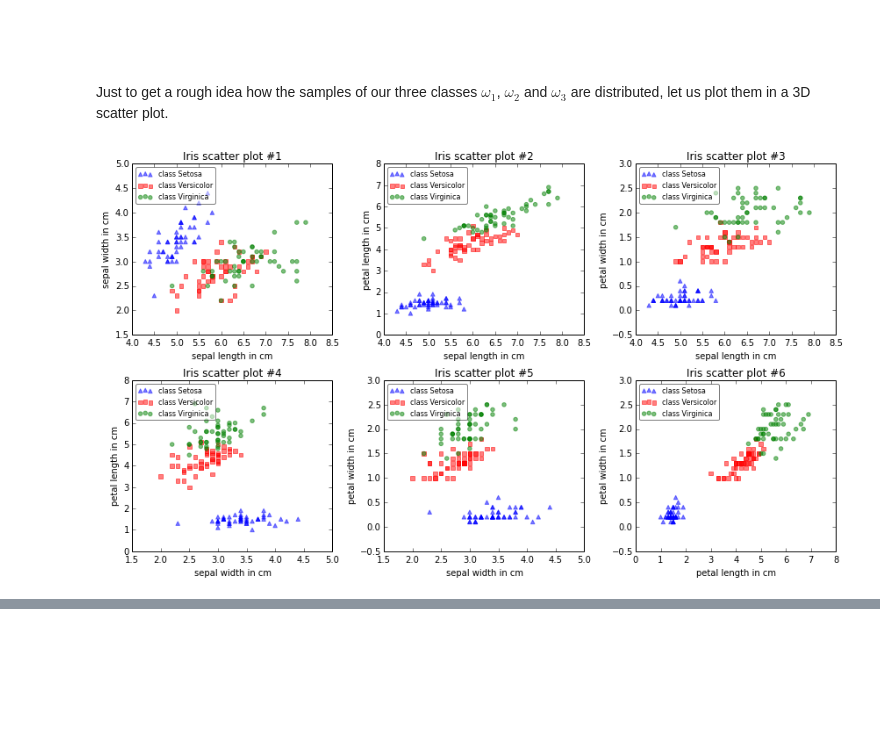
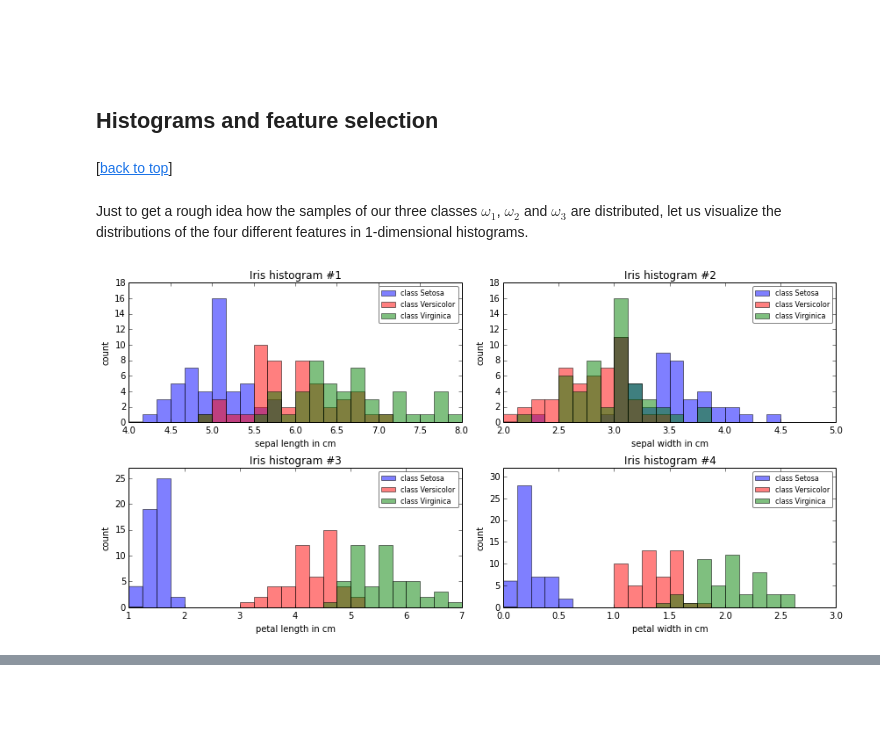
Before and after one commit to rasbt/pattern_classification, a Jupyter notebook: dimensionality_reduction/projection/linear_discriminant_analysis.ipynb, the cells around one changed output, grey strips where cells are left out. Saved outputs shown, nothing was run; the diff lists cells and outputs as text; code cells hidden in the pictures; blank space fills up the shorter version.

```diff
--- a/dimensionality_reduction/projection/linear_discriminant_analysis.ipynb
+++ b/dimensionality_reduction/projection/linear_discriminant_analysis.ipynb
@@ -210,35 +242,44 @@ $\pmb y = \begin{bmatrix}{\text{setosa}}\\
 <a name="sample_data"></a>
 <br>
 <br>
+# %% [markdown]
+## Histograms and feature selection
+# %% [markdown]
+[[back to top](#Sections)]
 # %% [markdown]
-Just to get a rough idea how the samples of our three classes $\omega_1$, $\omega_2$ and $\omega_3$ are distributed, let us plot them in a 3D scatter plot.
+Just to get a rough idea how the samples of our three classes $\omega_1$, $\omega_2$ and $\omega_3$ are distributed, let us visualize the distributions of the four different features in 1-dimensional histograms.
 # %%
 %matplotlib inline
 # %%
-import matplotlib.pyplot as plt
-from itertools import combinations
+from matplotlib import pyplot as plt
+import numpy as np
+import math
 
-combs = tuple(combinations(range(4), 2))
+fig, axes = plt.subplots(nrows=2, ncols=2, figsize=(12,6))
 
-fig, axes = plt.subplots(nrows=2, ncols=3, figsize=(12,7))
 
-for ax,com,cnt in zip(axes.ravel(), combs, range(1,7)):
-    for lab,col,mar in zip(range(1,4), ('blue', 'red', 'green'), ('^', 's', 'o')):
+for ax,cnt in zip(axes.ravel(), range(4)):
+    min_b = math.floor(np.min(X[:,cnt]))
+    max_b = math.ceil(np.max(X[:,cnt]))
+    bins = np.linspace(min_b, max_b, 25)
+    for lab,col in zip(range(1,4), ('blue', 'red', 'green')):
 
-        ax.scatter(X[y==lab, com[0]],
-                   X[y==lab, com[1]],
+
+        ax.hist(X[y==lab, cnt],
                    color=col,
                    label='class %s' %label_dict[lab],
-                   alpha=0.5,
-                   marker=mar)
-    leg = ax.legend(loc='upper left', fancybox=True, fontsize=8)
+                   bins=bins,
+                   alpha=0.5,)
+        ylims = ax.get_ylim()
+    leg = ax.legend(loc='upper right', fancybox=True, fontsize=8)
     leg.get_frame().set_alpha(0.5)
-    ax.set_xlabel(feature_dict[com[0]])
-    ax.set_ylabel(feature_dict[com[1]])
-    ax.set_title('Iris scatter plot #%s' %cnt)
+    ax.set_ylim([0, max(ylims)+2])
+    ax.set_xlabel(feature_dict[cnt])
+    ax.set_ylabel('count')
+    ax.set_title('Iris histogram #%s' %str(cnt+1))
 
 fig.tight_layout()
 
 plt.show()
 # %% [output]
-[figure, old version]
+[figure, new version]
```
Also changed, not shown: parts of 26 cells of this notebook.
